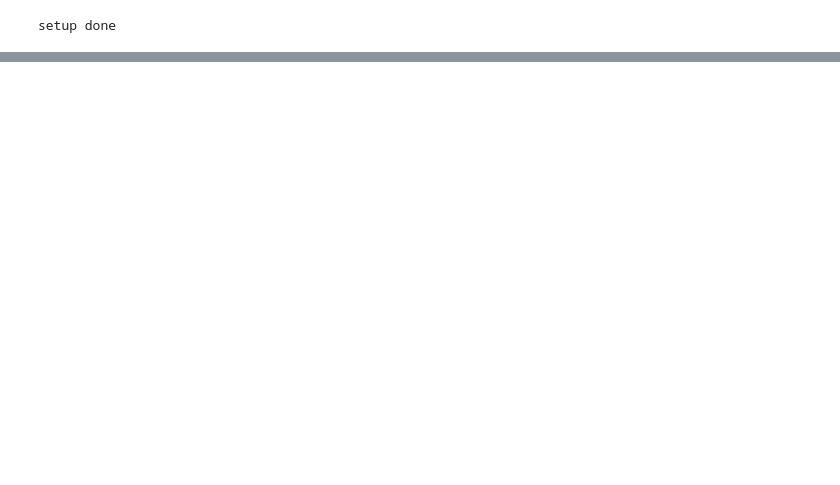
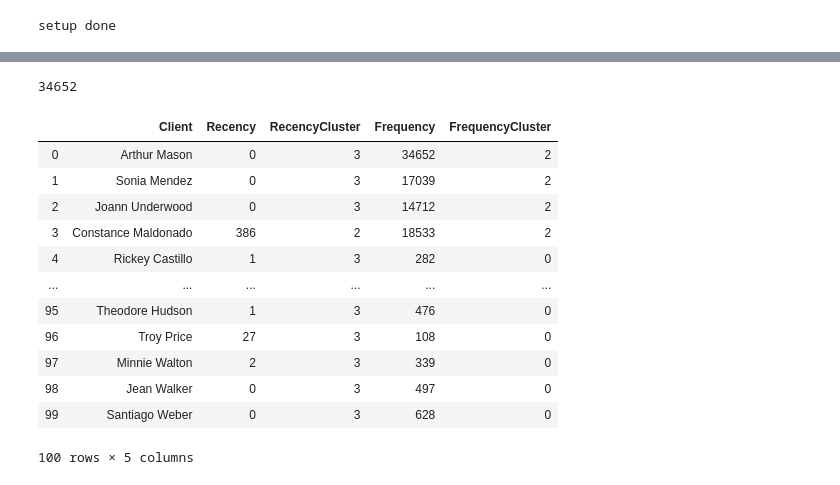
Before and after one commit to sarthak7295/recommender-system-customer-segmentation, a Jupyter notebook: Code_ver1.ipynb, the cells around one changed output, grey strips where cells are left out. Cells and saved outputs as stored; diff of their text form; code cells hidden in the pictures; blank space fills up the shorter version.

```diff
--- a/Code_ver1.ipynb
+++ b/Code_ver1.ipynb
@@ -7,5 +10,8 @@ print("setup done")
 setup done
 # %%
 df = pd.read_csv('./dataset/brazil_report.csv', sep=';', parse_dates=['Sale Date Time'])
-
+del df['Employee']
+df['Date'] = pd.to_datetime(df['Sale Date Time'])
+df = df.drop(columns=['Sale Date Time'])
+df = df.loc[(df['Client'] != 'Customer not informed')]
 print("dataset Loaded")
@@ -31,0 +107,17 @@ print(len(df['Order Number'].unique()))
+# %%
+dfclient = pd.DataFrame(df['Client'].unique())
+dfclient.columns = ['Client']
+
+
+df_max_purchase = df.groupby('Client').Date.max().reset_index()
+df_max_purchase.columns = ['Client','MaxPurchaseDate']
+df_max_purchase['Recency'] = (df_max_purchase['MaxPurchaseDate'].max() - df_max_purchase['MaxPurchaseDate']).dt.days
+dfclient = pd.merge(dfclient, df_max_purchase[['Client','Recency']], on='Client')
+
+#build 4 clusters for recency and add it to dataframe
+kmeans = KMeans(n_clusters=4)
+kmeans.fit(dfclient[['Recency']])
+dfclient['RecencyCluster'] = kmeans.predict(dfclient[['Recency']])
+dfclient = order_cluster('RecencyCluster', 'Recency',dfclient,False)
+
+dfclient.head(100)
@@ -31,0 +161,17 @@ print(len(df['Order Number'].unique()))
+# %%
+#FREQUENCY
+
+#get order counts for each user and create a dataframe with it
+dffreq = df.groupby('Client')['Order Number'].nunique().reset_index()
+dffreq.columns = ['Client','Frequency']
+
+#add this data to our main dataframe
+dfclient = pd.merge(dfclient, dffreq, on='Client')
+
+#k-means
+kmeans = KMeans(n_clusters=4)
+kmeans.fit(dfclient[['Frequency']])
+dfclient['FrequencyCluster'] = kmeans.predict(dfclient[['Frequency']])
+
+#order the frequency cluster
+dfclient = order_cluster('FrequencyCluster', 'Frequency',dfclient,True)
@@ -31,0 +194,20 @@ print(len(df['Order Number'].unique()))
+# %%
+len(df.loc[(df["Client"]=='Arthur Mason')]['Order Number'].unique())
+# %% [output]
+34652
+# %%
+dfclient.head(100)
+# %% [output]
+|  | Client | Recency | RecencyCluster | Frequency | FrequencyCluster |
+| 0 | Arthur Mason | 0 | 3 | 34652 | 2 |
+| 1 | Sonia Mendez | 0 | 3 | 17039 | 2 |
+| 2 | Joann Underwood | 0 | 3 | 14712 | 2 |
+| 3 | Constance Maldonado | 386 | 2 | 18533 | 2 |
+| 4 | Rickey Castillo | 1 | 3 | 282 | 0 |
+| ... | ... | ... | ... | ... | ... |
+| 95 | Theodore Hudson | 1 | 3 | 476 | 0 |
+| 96 | Troy Price | 27 | 3 | 108 | 0 |
+| 97 | Minnie Walton | 2 | 3 | 339 | 0 |
+| 98 | Jean Walker | 0 | 3 | 497 | 0 |
+| 99 | Santiago Weber | 0 | 3 | 628 | 0 |
+100 rows × 5 columns
```
Also changed, not shown: parts of 25 cells of this notebook, 12 other files.
